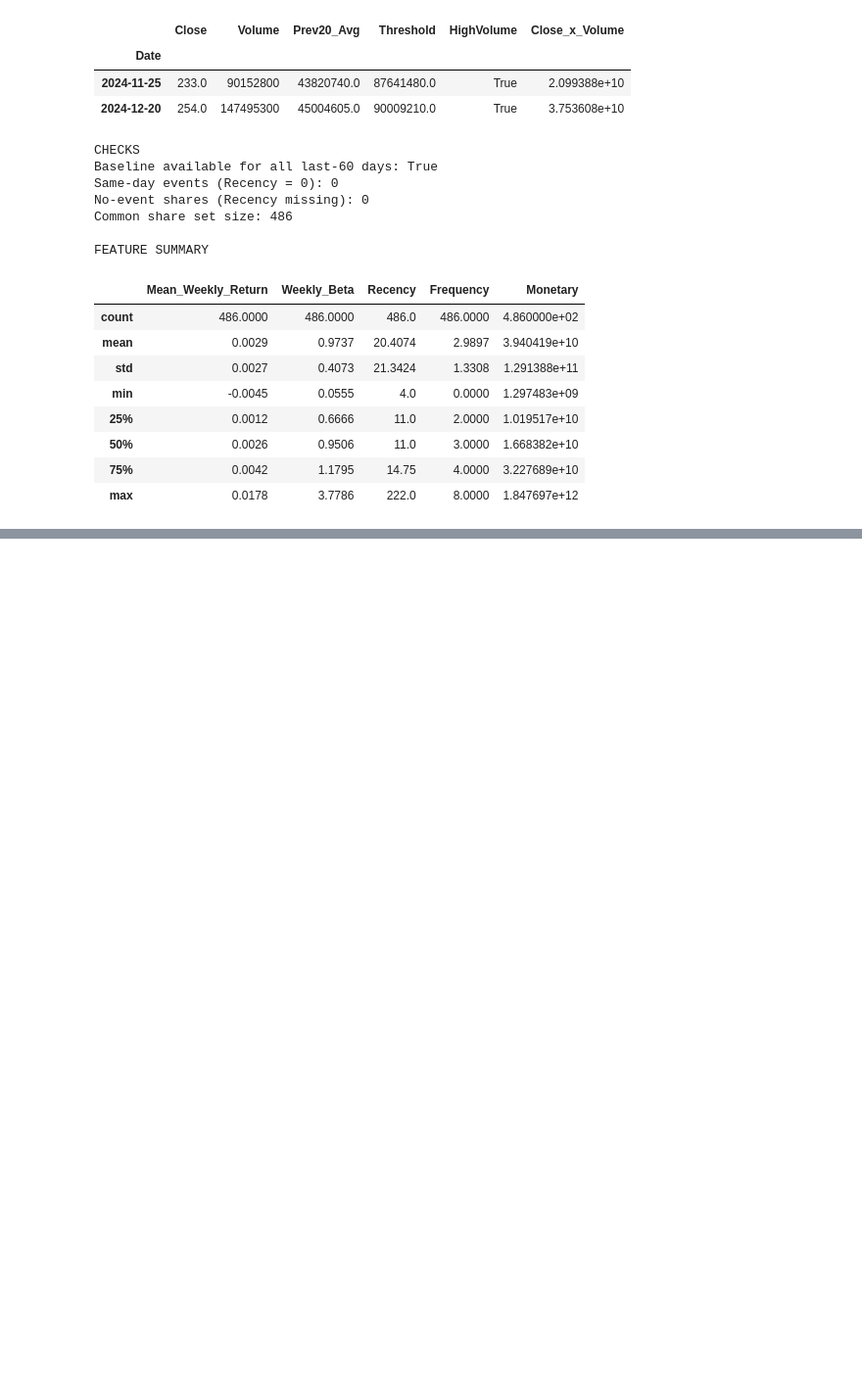
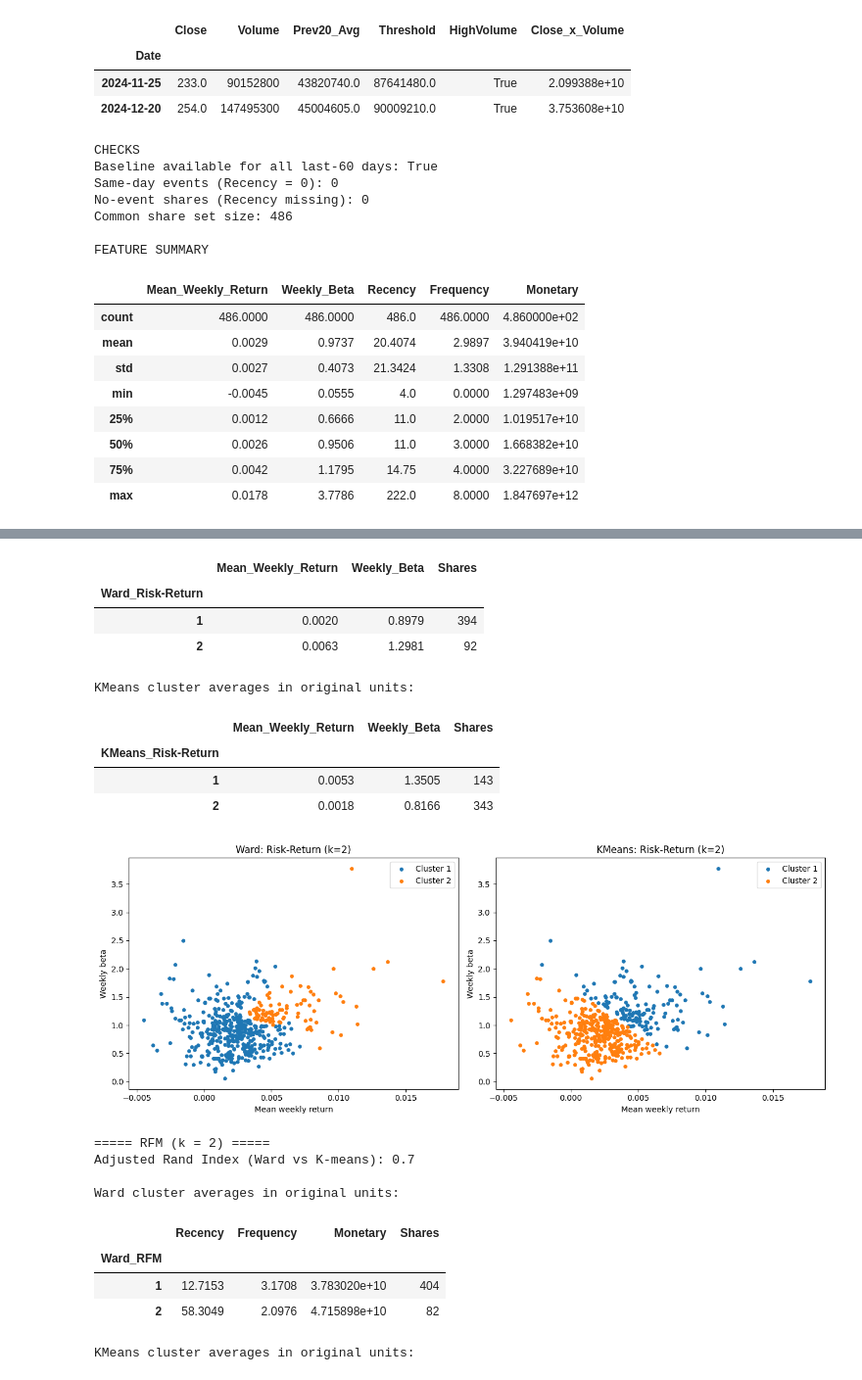
Before and after one commit to makaog5-sudo/CRM-SP500, a Jupyter notebook: CRM_stock_Analysis.ipynb, the cells around one changed output, grey strips where cells are left out. Shown at 98% size. Drawn from its saved outputs; the diff is of its cells as text; code cells hidden in the pictures; blank space fills up the shorter version.

```diff
--- a/CRM_stock_Analysis.ipynb
+++ b/CRM_stock_Analysis.ipynb
@@ -379,0 +520,61 @@ FEATURE SUMMARY
+# %%
+# TASK 2.4: FINAL SOLUTIONS, PROFILES (ORIGINAL UNITS), 2D PLOTS, ALGORITHM COMPARISON
+# Profiles + scatter adapted from RFM_Yahoofin.ipynb (cells 3 & 5)
+import numpy as np, pandas as pd, matplotlib.pyplot as plt
+from sklearn.preprocessing import StandardScaler
+from sklearn.cluster import KMeans
+from sklearn.decomposition import PCA
+from sklearn.metrics import adjusted_rand_score
+from scipy.cluster.hierarchy import linkage, cut_tree
+
+# Rebuild feature matrices (same as 2.1)
+if "Ticker" in features.columns:
+    features = features.set_index("Ticker")
+rr_cols  = ["Mean_Weekly_Return", "Weekly_Beta"]
+rfm_cols = ["Recency", "Frequency", "Monetary"]
+data = features.dropna(subset=rr_cols + rfm_cols).copy()
+X_rr  = data[rr_cols].astype(float)
+X_rfm = data[rfm_cols].astype(float).copy()
+X_rfm["Monetary"] = np.log1p(X_rfm["Monetary"])
+matrices = {"Risk-Return": StandardScaler().fit_transform(X_rr),
+            "RFM":         StandardScaler().fit_transform(X_rfm)}
+ward_results = {n: linkage(X, method="ward") for n, X in matrices.items()}
+print("Shares:", len(data))
+
+K = {"Risk-Return": 2, "RFM": 2}
+cols = {"Risk-Return": rr_cols, "RFM": rfm_cols}
+
+for name, X_scaled in matrices.items():
+    k = K[name]
+    data[f"Ward_{name}"] = cut_tree(ward_results[name], n_clusters=k).ravel() + 1
+    data[f"KMeans_{name}"] = KMeans(n_clusters=k, n_init=20, random_state=42).fit_predict(X_scaled) + 1
+
+    print(f"\n===== {name} (k = {k}) =====")
+    print("Adjusted Rand Index (Ward vs K-means):",
+          round(adjusted_rand_score(data[f"Ward_{name}"], data[f"KMeans_{name}"]), 3))
+    for algo in ["Ward", "KMeans"]:
+        lab = f"{algo}_{name}"
+        prof = data.groupby(lab)[cols[name]].mean()
+        prof["Shares"] = data[lab].value_counts().sort_index()
+        print(f"\n{algo} cluster averages in original units:")
+        display(prof.round(4))
+
+    fig, axes = plt.subplots(1, 2, figsize=(13, 5))
+    if name == "RFM":
+        pca = PCA(n_components=2, random_state=42)
+        pts = pca.fit_transform(X_scaled)
+        xlab = f"PC1 ({pca.explained_variance_ratio_[0]:.0%} variance)"
+        ylab = f"PC2 ({pca.explained_variance_ratio_[1]:.0%} variance)"
+    else:
+        pts = data[rr_cols].values
+        xlab, ylab = "Mean weekly return", "Weekly beta"
+    for ax, algo in zip(axes, ["Ward", "KMeans"]):
+        for c, grp in data.groupby(f"{algo}_{name}"):
+            idx = data.index.get_indexer(grp.index)
+            ax.scatter(pts[idx, 0], pts[idx, 1], label=f"Cluster {c}", s=15)
+        ax.set_title(f"{algo}: {name} (k={k})"); ax.set_xlabel(xlab); ax.set_ylabel(ylab); ax.legend()
+    plt.tight_layout(); plt.savefig(f"clusters_{name}.png", dpi=150); plt.show()
+
+data.to_csv("feature_table_with_clusters.csv")
+print("Saved feature_table_with_clusters.csv")
+# %% [output]
@@ -379,0 +587,19 @@ FEATURE SUMMARY
+|  | Mean_Weekly_Return | Weekly_Beta | Shares |
+| Ward_Risk-Return |  |  |  |
+| 1 | 0.0020 | 0.8979 | 394 |
+| 2 | 0.0063 | 1.2981 | 92 |
+KMeans cluster averages in original units:
+|  | Mean_Weekly_Return | Weekly_Beta | Shares |
+| KMeans_Risk-Return |  |  |  |
+| 1 | 0.0053 | 1.3505 | 143 |
+| 2 | 0.0018 | 0.8166 | 343 |
+[figure, added]
+===== RFM (k = 2) =====
+Adjusted Rand Index (Ward vs K-means): 0.7
+
+Ward cluster averages in original units:
+|  | Recency | Frequency | Monetary | Shares |
+| Ward_RFM |  |  |  |  |
+| 1 | 12.7153 | 3.1708 | 3.783020e+10 | 404 |
+| 2 | 58.3049 | 2.0976 | 4.715898e+10 | 82 |
+KMeans cluster averages in original units:
```
Also changed, not shown: parts of 10 cells of this notebook.
